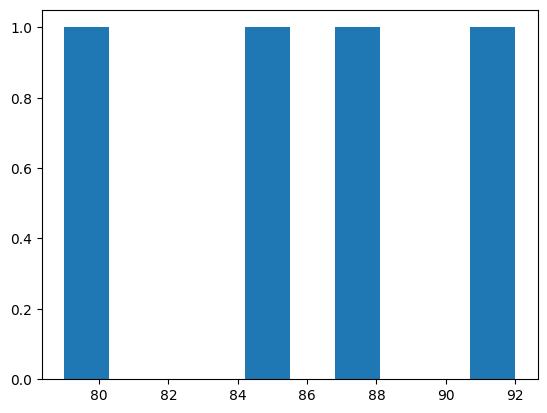
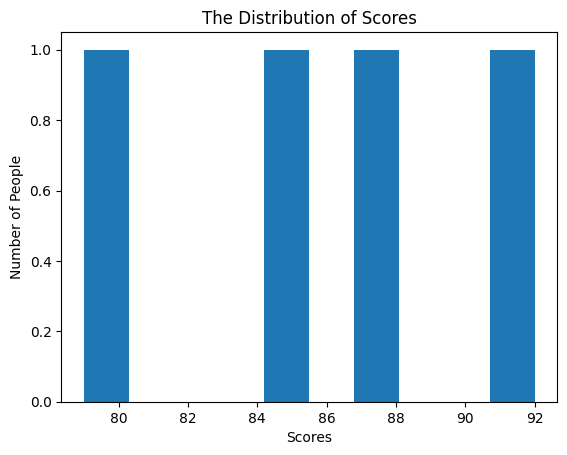
Unified diff of the notebook cell whose output changed from the first chart to the second:
--- before
+++ after
@@ -1,2 +1,5 @@
 plt.hist(df['Score'])
+plt.title('The Distribution of Scores')
+plt.xlabel('Scores')
+plt.ylabel('Number of People')
 plt.show()

Commit: up